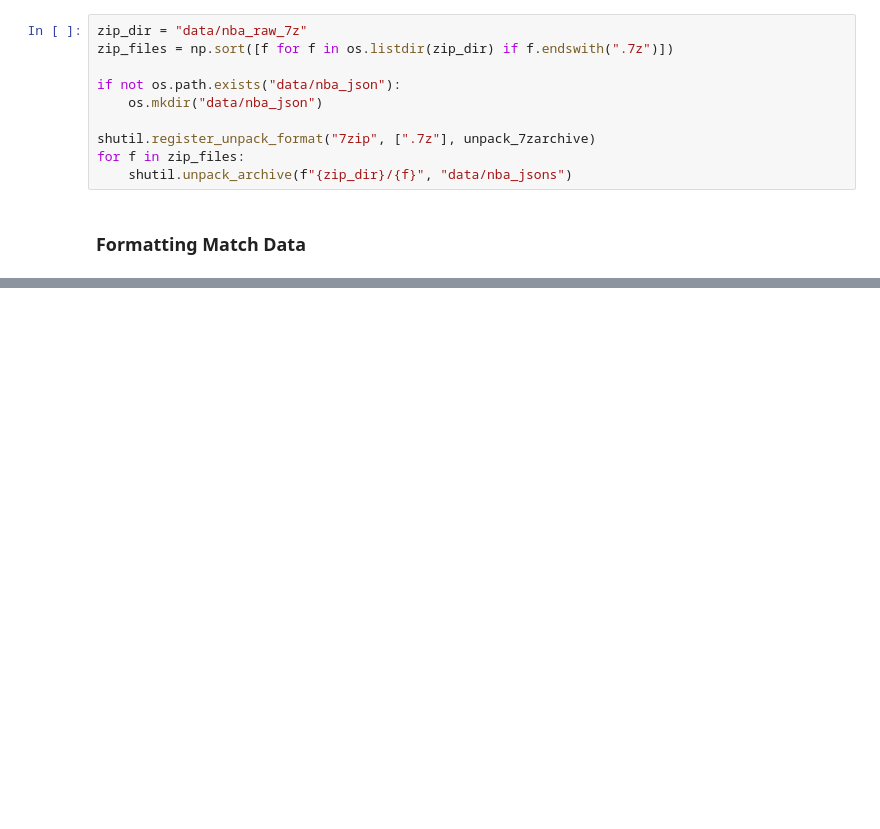
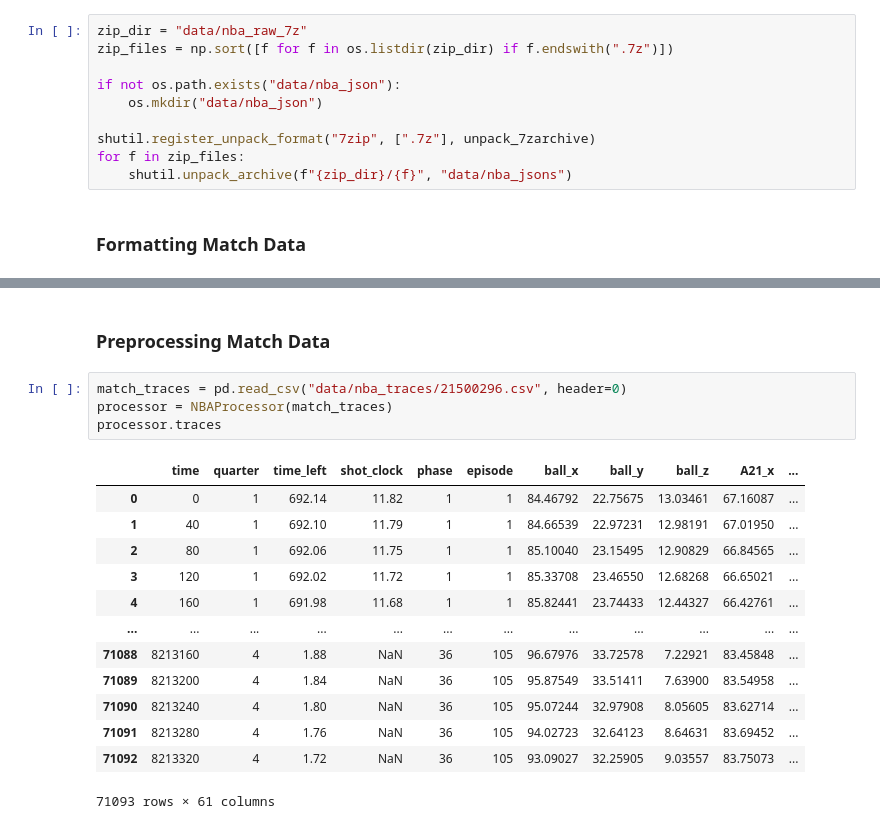
Before and after one commit to pientist/sports-processor, a Jupyter notebook: main_nba.ipynb, the cells around one changed output, grey strips where cells are left out. Cells and saved outputs as stored; diff of their text form; blank space fills up the shorter version.

Commit message:
🚧 Create nba_processor.py

```diff
--- a/main_nba.ipynb
+++ b/main_nba.ipynb
@@ -48,0 +50,20 @@ Metadata saved in data/nba_traces/21500296.json.
+# %% [markdown]
+### Preprocessing Match Data
+# %%
+match_traces = pd.read_csv("data/nba_traces/21500296.csv", header=0)
+processor = NBAProcessor(match_traces)
+processor.traces
+# %% [output]
+|  | time | quarter | time_left | shot_clock | phase | episode | ball_x | ball_y | ball_z | A21_x | ... |
+| 0 | 0 | 1 | 692.14 | 11.82 | 1 | 1 | 84.46792 | 22.75675 | 13.03461 | 67.16087 | ... |
+| 1 | 40 | 1 | 692.10 | 11.79 | 1 | 1 | 84.66539 | 22.97231 | 12.98191 | 67.01950 | ... |
+| 2 | 80 | 1 | 692.06 | 11.75 | 1 | 1 | 85.10040 | 23.15495 | 12.90829 | 66.84565 | ... |
+| 3 | 120 | 1 | 692.02 | 11.72 | 1 | 1 | 85.33708 | 23.46550 | 12.68268 | 66.65021 | ... |
+| 4 | 160 | 1 | 691.98 | 11.68 | 1 | 1 | 85.82441 | 23.74433 | 12.44327 | 66.42761 | ... |
+| ... | ... | ... | ... | ... | ... | ... | ... | ... | ... | ... | ... |
+| 71088 | 8213160 | 4 | 1.88 | NaN | 36 | 105 | 96.67976 | 33.72578 | 7.22921 | 83.45848 | ... |
+| 71089 | 8213200 | 4 | 1.84 | NaN | 36 | 105 | 95.87549 | 33.51411 | 7.63900 | 83.54958 | ... |
+| 71090 | 8213240 | 4 | 1.80 | NaN | 36 | 105 | 95.07244 | 32.97908 | 8.05605 | 83.62714 | ... |
+| 71091 | 8213280 | 4 | 1.76 | NaN | 36 | 105 | 94.02723 | 32.64123 | 8.64631 | 83.69452 | ... |
+| 71092 | 8213320 | 4 | 1.72 | NaN | 36 | 105 | 93.09027 | 32.25905 | 9.03557 | 83.75073 | ... |
+71093 rows × 61 columns
```
Also changed, not shown: parts of 3 cells of this notebook, 2 other files.
